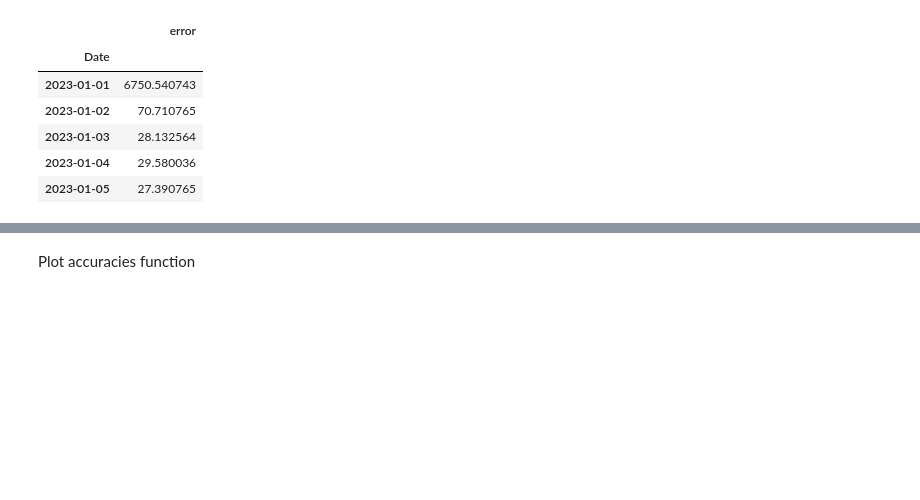
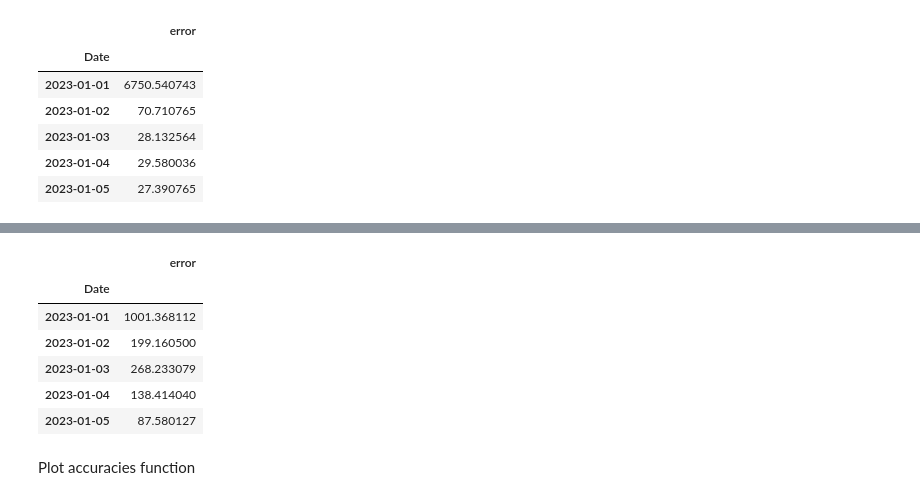
Before and after one commit to danaeis/shoofer-demand-prediction, a Jupyter notebook: evaluation/evaluation.ipynb, the cells around one changed output, grey strips where cells are left out. Cells and saved outputs as stored; diff of their text form; code cells hidden in the pictures; blank space fills up the shorter version.

```diff
--- a/evaluation/evaluation.ipynb
+++ b/evaluation/evaluation.ipynb
@@ -82,3 +107,13 @@ loss_per_date.head()
+# %%
+rmse_loss_per_date.head()
+# %% [output]
+|  | error |
+| Date |  |
+| 2023-01-01 | 1001.368112 |
+| 2023-01-02 | 199.160500 |
+| 2023-01-03 | 268.233079 |
+| 2023-01-04 | 138.414040 |
+| 2023-01-05 | 87.580127 |
 # %% [markdown]
 Plot accuracies function
 # %%
```
Also changed, not shown: parts of 11 cells of this notebook, 1 other file.
